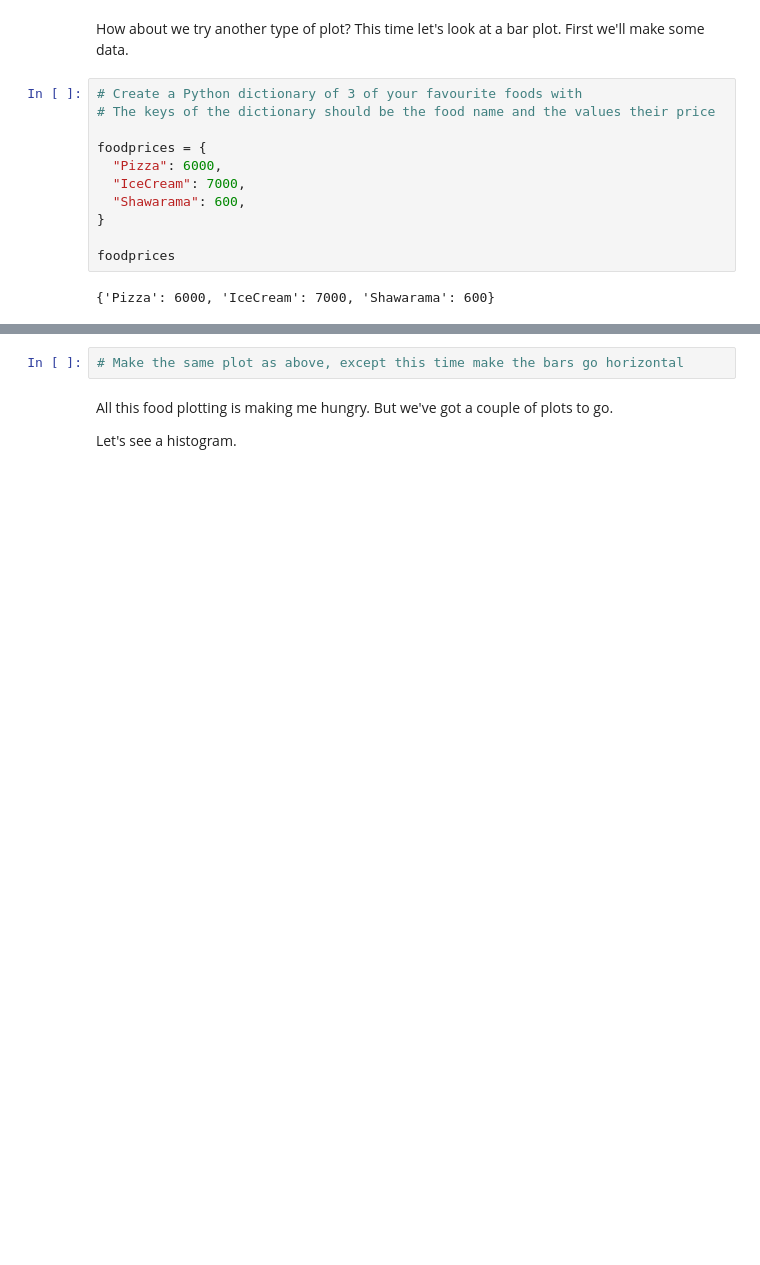
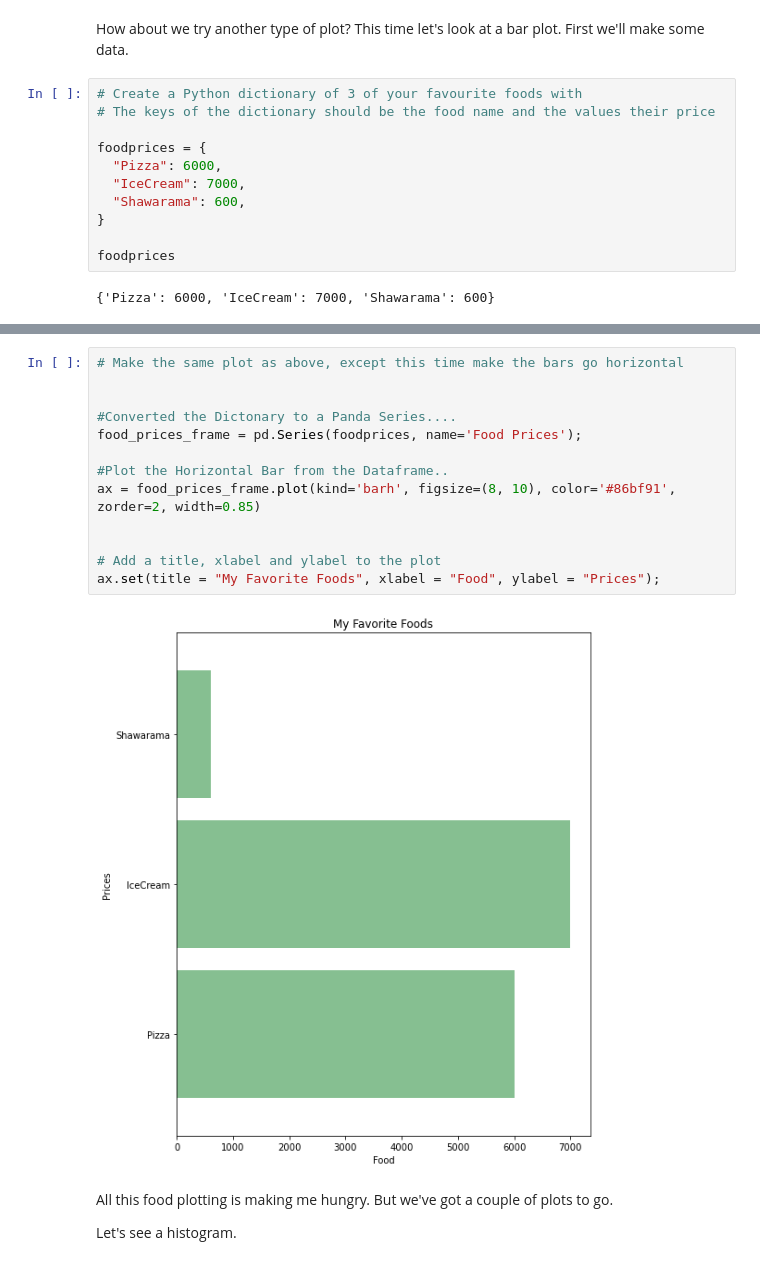
Before and after one commit to edwardsmoses/first-machine-learning-project, a Jupyter notebook: matplotlib-exercises.ipynb, the cells around one changed output, grey strips where cells are left out. Drawn from its saved outputs; the diff is of its cells as text; blank space fills up the shorter version.

```diff
--- a/matplotlib-exercises.ipynb
+++ b/matplotlib-exercises.ipynb
@@ -149,6 +147,19 @@ ax.set(title = "My Favorite Foods", xlabel = "Food", ylabel = "Prices")
 [figure]
-# %%
-# Make the same plot as above, except this time make the bars go horizontal
+# %%
+# Make the same plot as above, except this time make the bars go horizontal
+
+
+#Converted the Dictonary to a Panda Series....
+food_prices_frame = pd.Series(foodprices, name='Food Prices');
+
+#Plot the Horizontal Bar from the Dataframe..
+ax = food_prices_frame.plot(kind='barh', figsize=(8, 10), color='#86bf91', zorder=2, width=0.85)
+
+
+# Add a title, xlabel and ylabel to the plot
+ax.set(title = "My Favorite Foods", xlabel = "Food", ylabel = "Prices");
+# %% [output]
+[figure, added]
 # %% [markdown]
 All this food plotting is making me hungry. But we've got a couple of plots to go.
 
```
Also changed, not shown: parts of 28 cells of this notebook, 1 other file.
